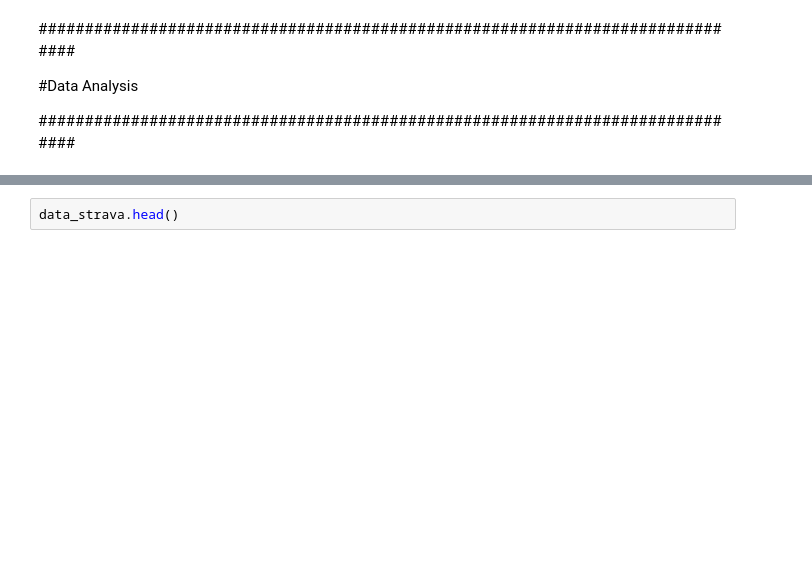
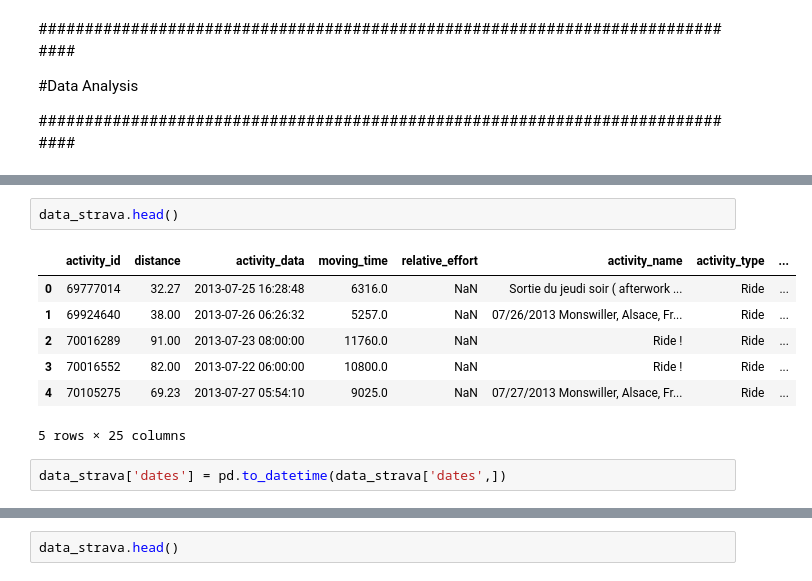
Before and after one commit to LaurentRisser/DS_project_strava_analysis, a Jupyter notebook: DS_project_strava_analysis.ipynb, the cells around one changed output, grey strips where cells are left out. Saved outputs shown, nothing was run; the diff lists cells and outputs as text; blank space fills up the shorter version.

```diff
--- a/DS_project_strava_analysis.ipynb
+++ b/DS_project_strava_analysis.ipynb
@@ -236,0 +290,12 @@ sns.heatmap(corr, annot=True, fmt=".2f");
+# %%
+data_strava.head()
+# %% [output]
+|  | activity_id | distance | activity_data | moving_time | relative_effort | activity_name | activity_type | ... |
+| 0 | 69777014 | 32.27 | 2013-07-25 16:28:48 | 6316.0 | NaN | Sortie du jeudi soir ( afterwork ... | Ride | ... |
+| 1 | 69924640 | 38.00 | 2013-07-26 06:26:32 | 5257.0 | NaN | 07/26/2013 Monswiller, Alsace, Fr... | Ride | ... |
+| 2 | 70016289 | 91.00 | 2013-07-23 08:00:00 | 11760.0 | NaN | Ride ! | Ride | ... |
+| 3 | 70016552 | 82.00 | 2013-07-22 06:00:00 | 10800.0 | NaN | Ride ! | Ride | ... |
+| 4 | 70105275 | 69.23 | 2013-07-27 05:54:10 | 9025.0 | NaN | 07/27/2013 Monswiller, Alsace, Fr... | Ride | ... |
+5 rows × 25 columns
+# %%
+data_strava['dates'] = pd.to_datetime(data_strava['dates',])
```
Also changed, not shown: parts of 38 cells of this notebook.
